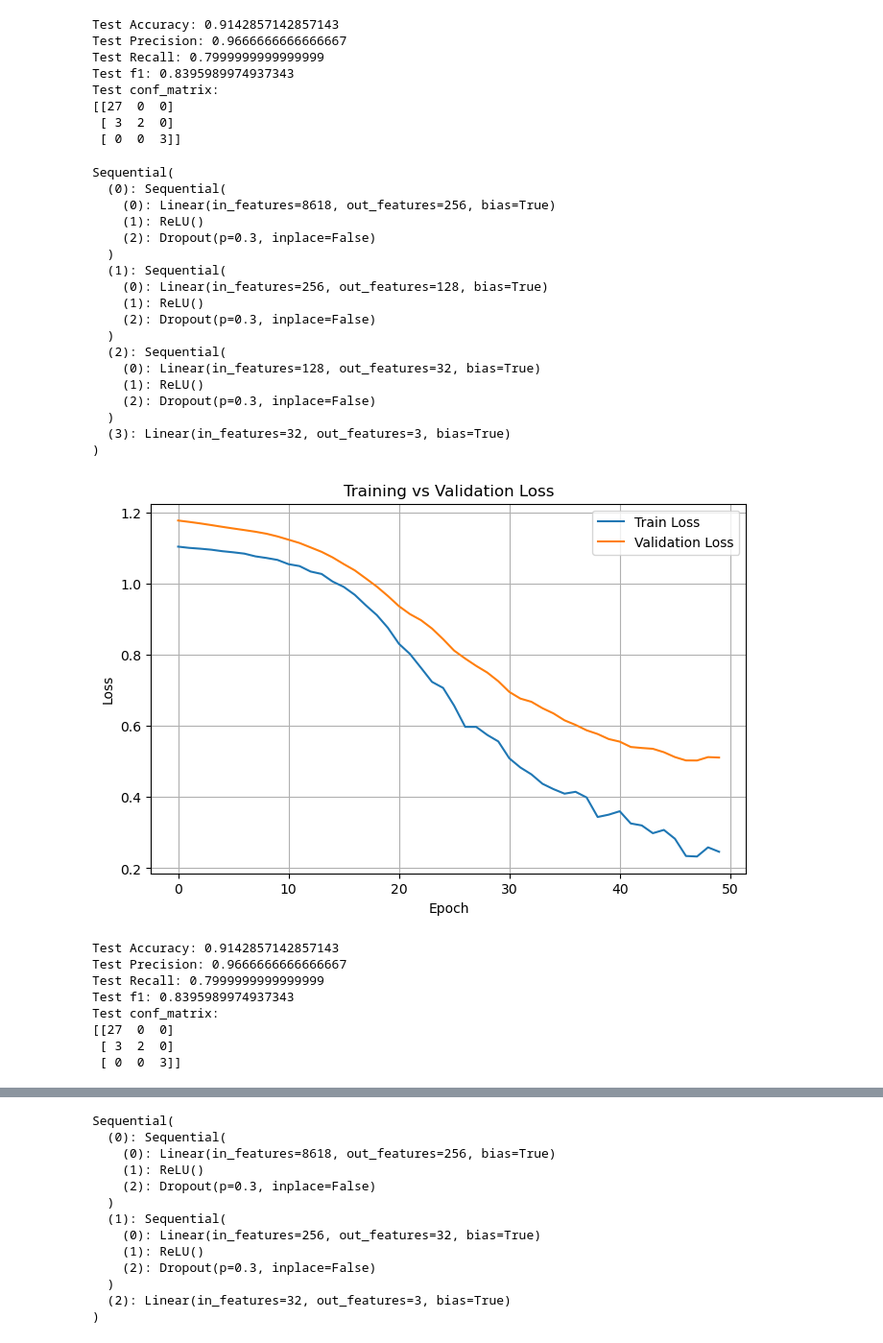
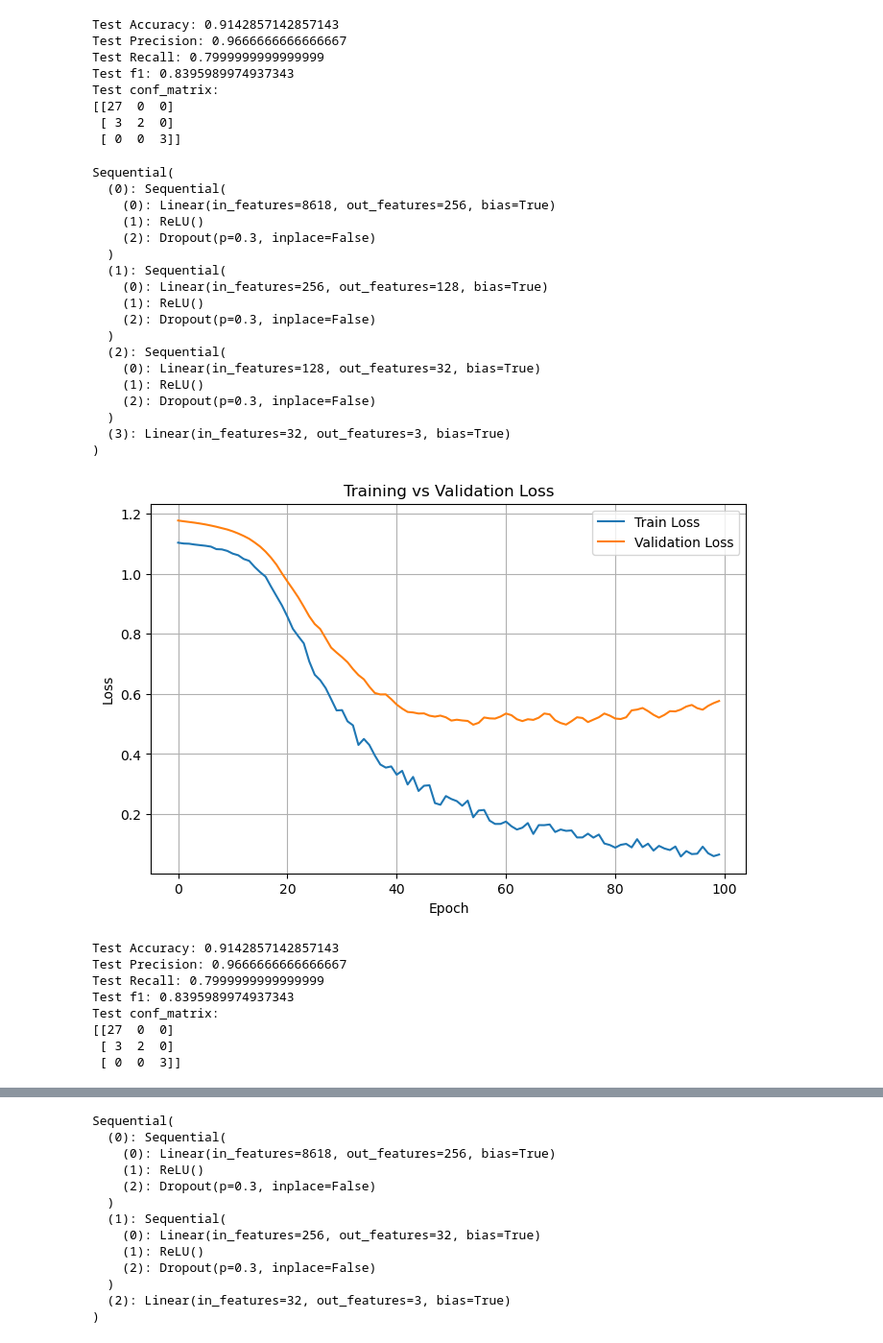
Before and after one commit to mihikabairathi/Federal-Funds-Rate-Prediction, a Jupyter notebook: experiment_one_tests.ipynb, the cells around one changed output, grey strips where cells are left out. Shown: that part at 96% size. Saved outputs shown, nothing was run; the diff lists cells and outputs as text; code cells hidden in the pictures.

```diff
--- a/experiment_one_tests.ipynb
+++ b/experiment_one_tests.ipynb
@@ -411,77 +457,80 @@ def testing(X_test, y_test, model, device):
 
 num_epochs = 100 # idk apparently for tf-idf you need large epochs
 batch_size = 32
-model = FirstExperimentModel(X_train.shape[1])
-model.to(device)
-print(model.net)
+lr = 0.0001
+model1 = FirstExperimentModel(X_train.shape[1])
+model1.to(device)
+print(model1.net)
 
-weights = 1.0 / np.bincount(y_train.values)
-weights = weights / weights.sum()
-weights = torch.tensor(weights, dtype=torch.float32).to(device)
-criterion = nn.CrossEntropyLoss(weight=torch.tensor(weights, device=device))
+train_loss_list1, val_loss_list1, results1 = training_many_models(model1, X_train, y_train, X_val, y_val, X_test, y_test, lr=lr, num_epochs=num_epochs, batch_size=batch_size)
 
-lr = 0.0001 # making this v small since we have less data
-optimizer = torch.optim.Adam(model.parameters(), lr=lr)
+# weights = 1.0 / np.bincount(y_train.values)
+# weights = weights / weights.sum()
+# weights = torch.tensor(weights, dtype=torch.float32).to(device)
+# criterion = nn.CrossEntropyLoss(weight=torch.tensor(weights, device=device))
 
-X_train_dense = torch.tensor(X_train.toarray(), dtype=torch.float32)
-y_train_tensor = torch.tensor(y_train.values, dtype=torch.long)
-train_dataset = TensorDataset(X_train_dense, y_train_tensor)
+# lr = 0.0001 # making this v small since we have less data
+# optimizer = torch.optim.Adam(model.parameters(), lr=lr)
 
-X_val_dense = torch.tensor(X_val.toarray(), dtype=torch.float32)
-y_val_tensor = torch.tensor(y_val.values, dtype=torch.long)
-val_dataset = TensorDataset(X_val_dense, y_val_tensor)
+# X_train_dense = torch.tensor(X_train.toarray(), dtype=torch.float32)
+# y_train_tensor = torch.tensor(y_train.values, dtype=torch.long)
+# train_dataset = TensorDataset(X_train_dense, y_train_tensor)
 
-# shuffling right now but I'm not sure if we should based on timestamps
-train_dataloader = DataLoader(train_dataset, batch_size=batch_size, shuffle=True)
-val_dataloader = DataLoader(val_dataset, batch_size=batch_size, shuffle=False)
+# X_val_dense = torch.tensor(X_val.toarray(), dtype=torch.float32)
+# y_val_tensor = torch.tensor(y_val.values, dtype=torch.long)
+# val_dataset = TensorDataset(X_val_dense, y_val_tensor)
 
-train_loss_list1, val_loss_list1 = [], []
-for epoch in range(num_epochs):
-    #print(f"Epoch {epoch}")
-    train_loss_list1.append(train(train_dataloader, model, criterion, optimizer, device))
-    val_loss_list1.append(val(val_dataloader, model, criterion, device))
+# # shuffling right now but I'm not sure if we should based on timestamps
+# train_dataloader = DataLoader(train_dataset, batch_size=batch_size, shuffle=True)
+# val_dataloader = DataLoader(val_dataset, batch_size=batch_size, shuffle=False)
 
-plt.figure(figsize=(8,5))
-plt.plot(train_loss_list, label="Train Loss")
-plt.plot(val_loss_list, label="Validation Loss")
-plt.xlabel("Epoch")
-plt.ylabel("Loss")
-plt.title("Training vs Validation Loss")
-plt.legend()
-plt.grid(True)
-plt.show()
+# train_loss_list1, val_loss_list1 = [], []
+# for epoch in range(num_epochs):
+#     #print(f"Epoch {epoch}")
+#     train_loss_list1.append(train(train_dataloader, model, criterion, optimizer, device))
+#     val_loss_list1.append(val(val_dataloader, model, criterion, device))
 
-# X_test_dense = torch.tensor(X_test.toarray(), dtype=torch.float32)
-# y_test_tensor = torch.tensor(y_test.values, dtype=torch.long)
-# test_dataset = TensorDataset(X_test_dense, y_test_tensor)
-# test_dataloader = DataLoader(test_dataset, batch_size=batch_size, shuffle=False)
-results1 =  testing(X_test, y_test, model, device)#actual_vs_pred(test_dataloader, model, device)
+# plt.figure(figsize=(8,5))
+# plt.plot(train_loss_list, label="Train Loss")
+# plt.plot(val_loss_list, label="Validation Loss")
+# plt.xlabel("Epoch")
+# plt.ylabel("Loss")
+# plt.title("Training vs Validation Loss")
+# plt.legend()
+# plt.grid(True)
+# plt.show()
 
-print(f"Test Accuracy: {accuracy_score(results1["actual"], results1["predicted"])}")
-print(f"Test Precision: {precision_score(results1["actual"], results1["predicted"], average="macro")}")
-print(f"Test Recall: {recall_score(results1["actual"], results1["predicted"], average="macro")}")
-print(f"Test f1: {f1_score(results1["actual"], results1["predicted"], average="macro")}")
-print(f"Test conf_matrix:\n{confusion_matrix(results1["actual"], results1["predicted"])}")
+# # X_test_dense = torch.tensor(X_test.toarray(), dtype=torch.float32)
+# # y_test_tensor = torch.tensor(y_test.values, dtype=torch.long)
+# # test_dataset = TensorDataset(X_test_dense, y_test_tensor)
+# # test_dataloader = DataLoader(test_dataset, batch_size=batch_size, shuffle=False)
+# results1 =  testing(X_test, y_test, model, device)#actual_vs_pred(test_dataloader, model, device)
+
+# print(f"Test Accuracy: {accuracy_score(results1["actual"], results1["predicted"])}")
+# print(f"Test Precision: {precision_score(results1["actual"], results1["predicted"], average="macro")}")
+# print(f"Test Recall: {recall_score(results1["actual"], results1["predicted"], average="macro")}")
+# print(f"Test f1: {f1_score(results1["actual"], results1["predicted"], average="macro")}")
+# print(f"Test conf_matrix:\n{confusion_matrix(results1["actual"], results1["predicted"])}")
 # %% [output]
 Sequential(
   (0): Sequential(
     (0): Linear(in_features=8618, out_features=256, bias=True)
     (1): ReLU()
     (2): Dropout(p=0.3, inplace=False)
   )
   (1): Sequential(
     (0): Linear(in_features=256, out_features=128, bias=True)
     (1): ReLU()
     (2): Dropout(p=0.3, inplace=False)
   )
   (2): Sequential(
     (0): Linear(in_features=128, out_features=32, bias=True)
     (1): ReLU()
     (2): Dropout(p=0.3, inplace=False)
   )
   (3): Linear(in_features=32, out_features=3, bias=True)
 )
-[figure, old version]
+[figure, new version]
 Test Accuracy: 0.9142857142857143
 Test Precision: 0.9666666666666667
 Test Recall: 0.7999999999999999
```
Also changed, not shown: parts of 4 cells of this notebook.
